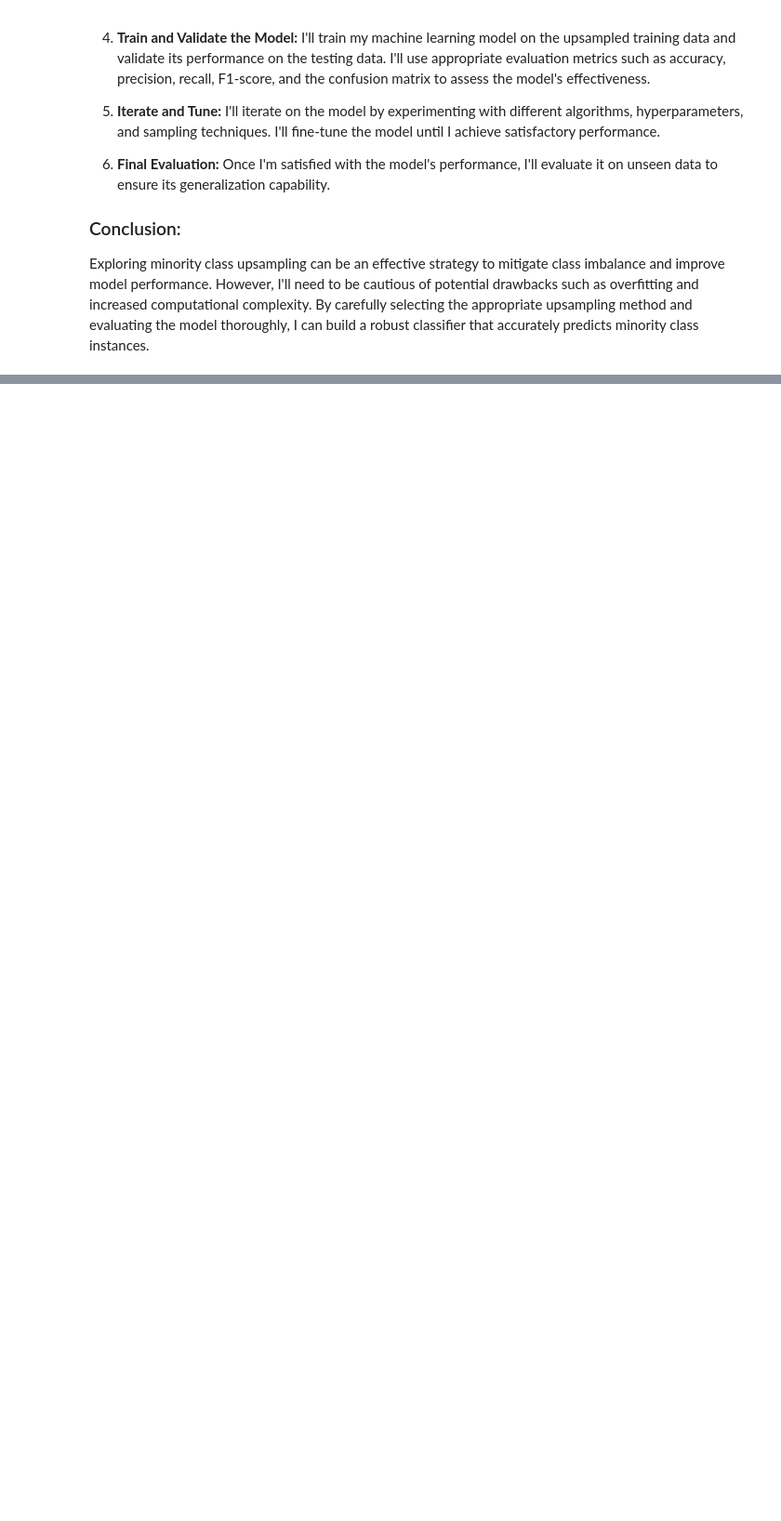
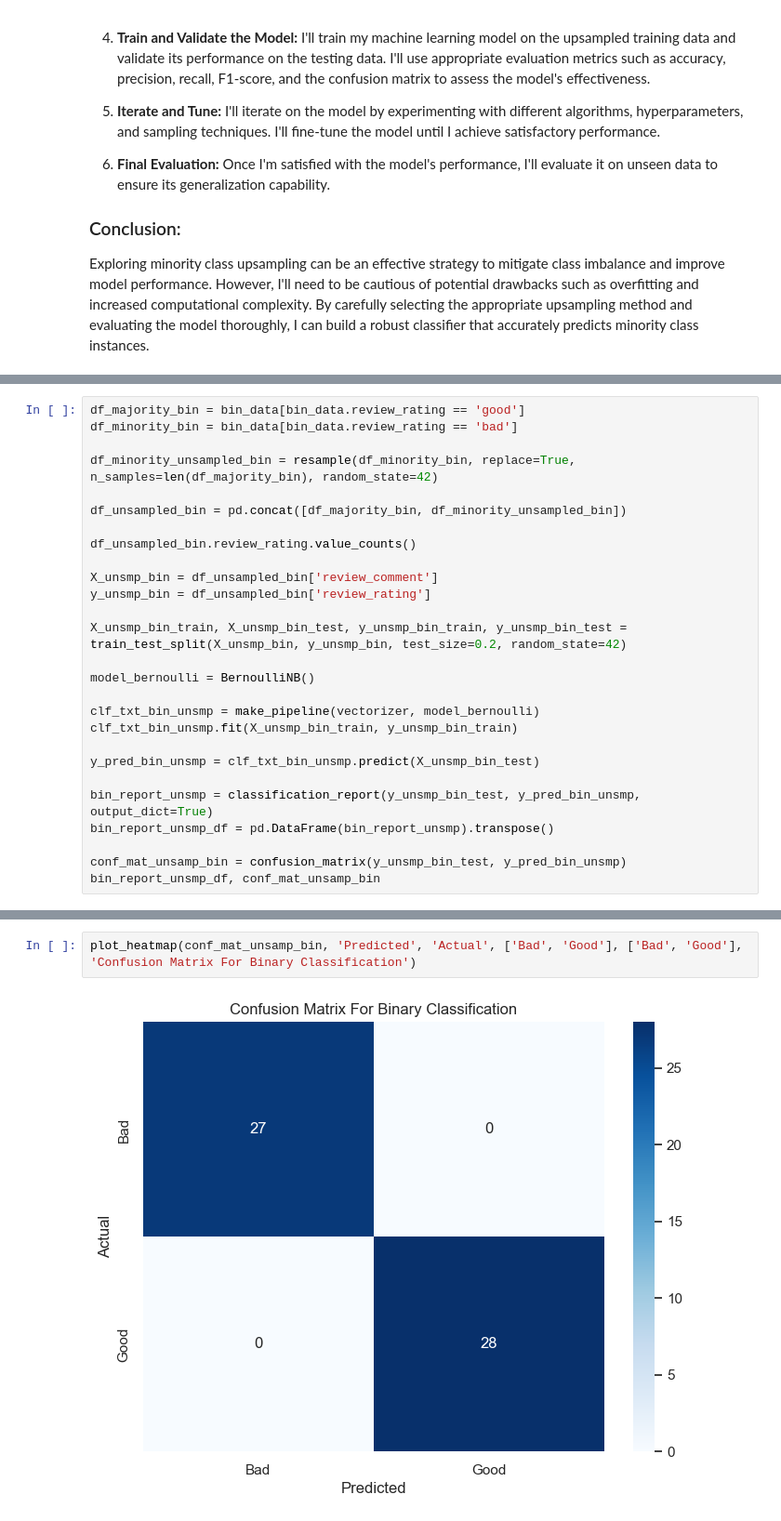
Before and after one commit to jadiasoham/Naive-Bayes-Model, a Jupyter notebook: NBClassifier.ipynb, the cells around one changed output, grey strips where cells are left out. Shown at 93% size. Saved outputs shown, nothing was run; the diff lists cells and outputs as text; blank space fills up the shorter version.

```diff
--- a/NBClassifier.ipynb
+++ b/NBClassifier.ipynb
@@ -511,0 +554,27 @@ len(maj), len(miny), df_unsampled.review_rating.value_counts()
+# %%
+df_majority_bin = bin_data[bin_data.review_rating == 'good']
+df_minority_bin = bin_data[bin_data.review_rating == 'bad']
+
+df_minority_unsampled_bin = resample(df_minority_bin, replace=True, n_samples=len(df_majority_bin), random_state=42)
+
+df_unsampled_bin = pd.concat([df_majority_bin, df_minority_unsampled_bin])
+
+df_unsampled_bin.review_rating.value_counts()
+
+X_unsmp_bin = df_unsampled_bin['review_comment']
+y_unsmp_bin = df_unsampled_bin['review_rating']
+
+X_unsmp_bin_train, X_unsmp_bin_test, y_unsmp_bin_train, y_unsmp_bin_test = train_test_split(X_unsmp_bin, y_unsmp_bin, test_size=0.2, random_state=42)
+
+model_bernoulli = BernoulliNB()
+
+clf_txt_bin_unsmp = make_pipeline(vectorizer, model_bernoulli)
+clf_txt_bin_unsmp.fit(X_unsmp_bin_train, y_unsmp_bin_train)
+
+y_pred_bin_unsmp = clf_txt_bin_unsmp.predict(X_unsmp_bin_test)
+
+bin_report_unsmp = classification_report(y_unsmp_bin_test, y_pred_bin_unsmp, output_dict=True)
+bin_report_unsmp_df = pd.DataFrame(bin_report_unsmp).transpose()
+
+conf_mat_unsamp_bin = confusion_matrix(y_unsmp_bin_test, y_pred_bin_unsmp)
+bin_report_unsmp_df, conf_mat_unsamp_bin
@@ -511,0 +590,4 @@ len(maj), len(miny), df_unsampled.review_rating.value_counts()
+# %%
+plot_heatmap(conf_mat_unsamp_bin, 'Predicted', 'Actual', ['Bad', 'Good'], ['Bad', 'Good'], 'Confusion Matrix For Binary Classification')
+# %% [output]
+[figure, added]
```
Also changed, not shown: parts of 10 cells of this notebook.
